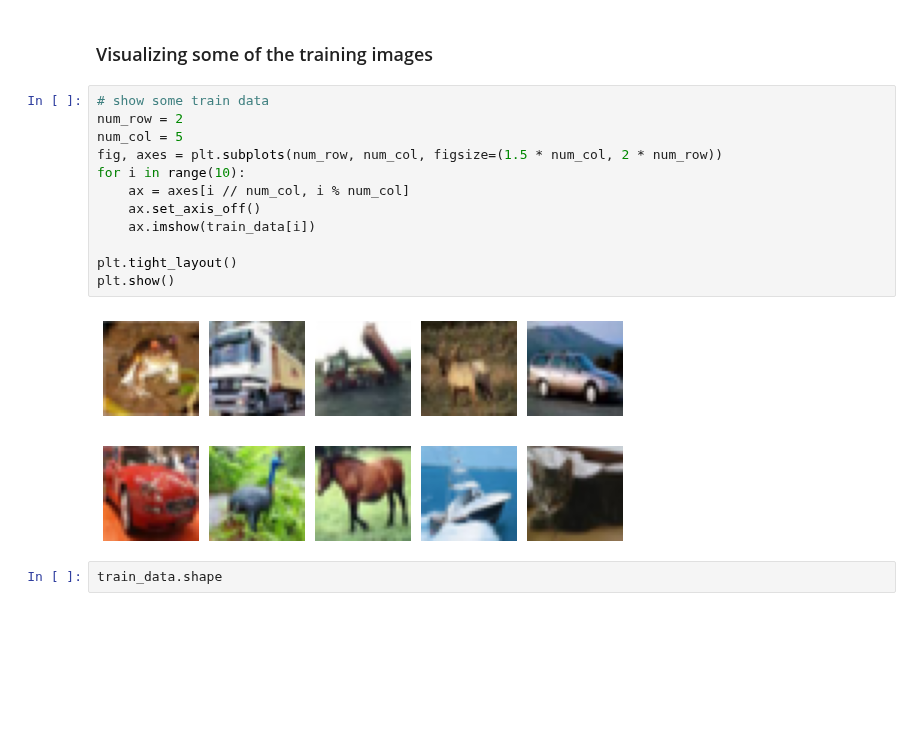
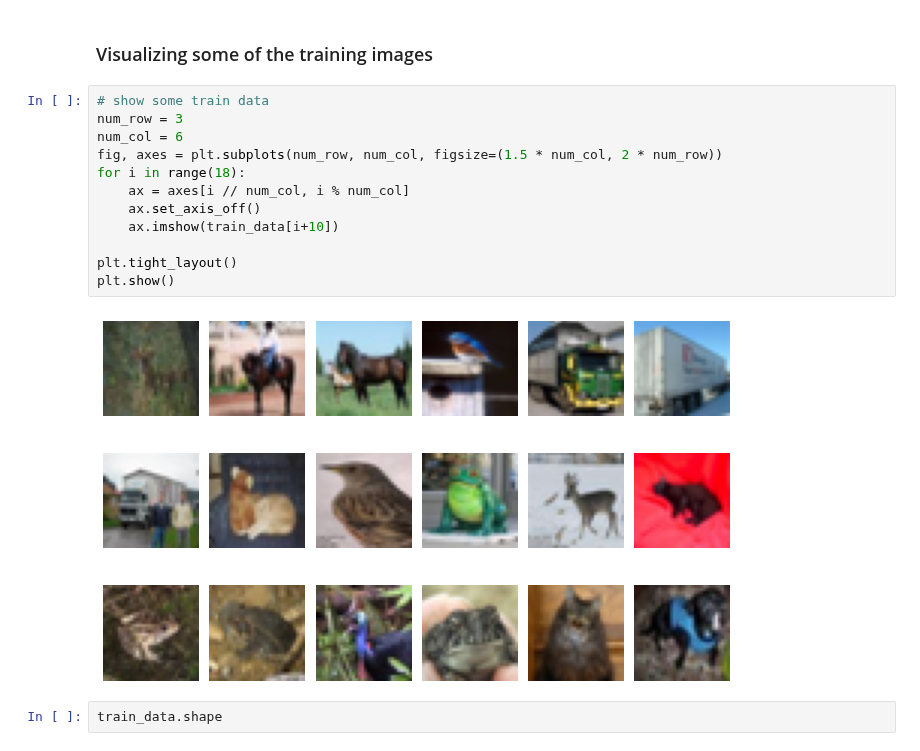
Before and after one commit to VectorInstitute/PETs-Bootcamp, a Jupyter notebook: Membership_Inference_Attacks/Membership_Inference_Attacks_with_Tensorflow_Privacy.ipynb, the cells around one changed output. Cells and saved outputs as stored; diff of their text form; blank space fills up the shorter version.

```diff
--- a/Membership_Inference_Attacks/Membership_Inference_Attacks_with_Tensorflow_Privacy.ipynb
+++ b/Membership_Inference_Attacks/Membership_Inference_Attacks_with_Tensorflow_Privacy.ipynb
@@ -207,18 +212,18 @@ Downloading data from https://www.cs.toronto.edu/~kriz/cifar-10-python.tar.gz
 ### Visualizing some of the training images
 # %%
 # show some train data
-num_row = 2
-num_col = 5
+num_row = 3
+num_col = 6
 fig, axes = plt.subplots(num_row, num_col, figsize=(1.5 * num_col, 2 * num_row))
-for i in range(10):
+for i in range(18):
     ax = axes[i // num_col, i % num_col]
     ax.set_axis_off()
-    ax.imshow(train_data[i])
+    ax.imshow(train_data[i+10])
 
 plt.tight_layout()
 plt.show()
 # %% [output]
-[figure, old version]
+[figure, new version]
 # %%
 train_data.shape
 # %% [output]
```
Also changed, not shown: parts of 42 cells of this notebook.
